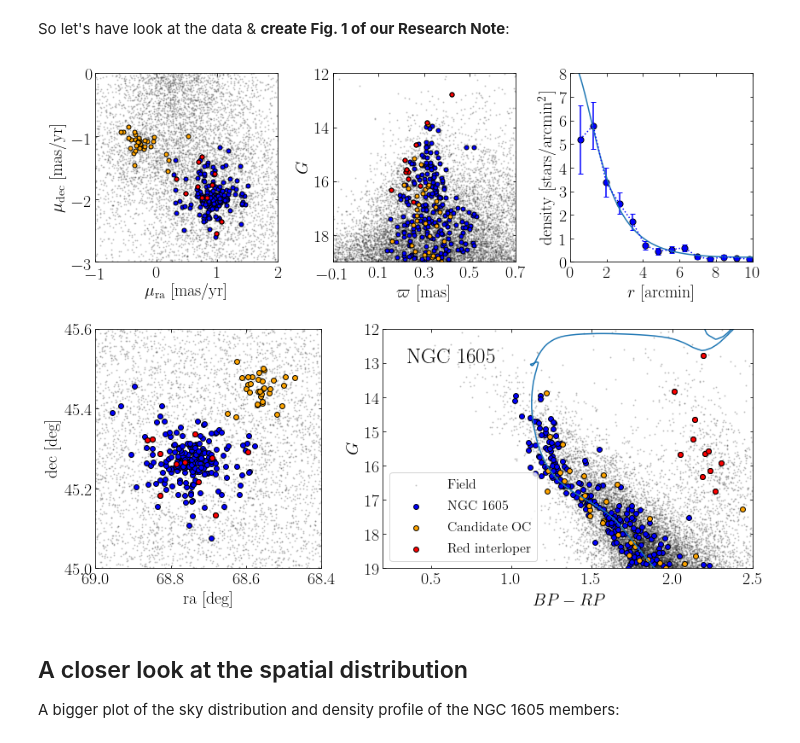
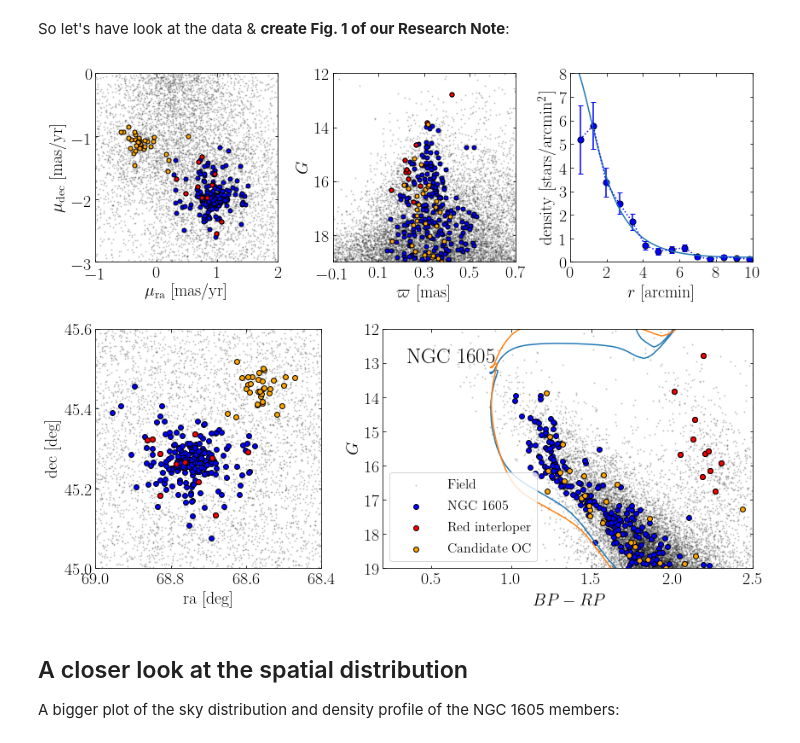
Before and after one commit to fjaellet/ngc1605, a Jupyter notebook: ngc_1605_analysis.ipynb, the cells around one changed output. Drawn from its saved outputs; the diff is of its cells as text; code cells hidden in the pictures.

```diff
--- a/ngc_1605_analysis.ipynb
+++ b/ngc_1605_analysis.ipynb
@@ -172,15 +172,15 @@ for jj in [0,1,2,3]:
     #for ii in np.unique(labels)[1:]:
     plt.scatter(data[labels==0][x_axes[jj]], data[labels==0][y_axes[jj]],
                     c=clist[0], s=sizes[jj], label="NGC 1605")
-    plt.scatter(data[labels==1][x_axes[jj]], data[labels==1][y_axes[jj]],
-                    c=clist[1], s=sizes[jj], label="Candidate OC")
-    plt.axis(lims[jj])
     # Highlight some of the problematic "members" of NGC 1605:
     ngc1605 = data[labels==0]
     redseq  = (ngc1605["bp_rp"] > 1.8) & (ngc1605["phot_g_mean_mag"] < 17)
     #badruwe = (ngc1605["ruwe"] > 1.4)
     plt.scatter(ngc1605[x_axes[jj]][redseq], ngc1605[y_axes[jj]][redseq],
                 c="r", s=sizes[jj], label="Red interloper")
+    plt.scatter(data[labels==1][x_axes[jj]], data[labels==1][y_axes[jj]],
+                    c=clist[1], s=sizes[jj], label="Candidate OC")
+    plt.axis(lims[jj])
     #plt.scatter(ngc1605[x_axes[jj]][badruwe], ngc1605[y_axes[jj]][badruwe],
     #            c="w", s=sizes[jj], label="Bad astrometry")
     ax.set_xlabel(x_labels[jj])
@@ -191,40 +191,39 @@ for jj in [0,1,2,3]:
     else:
         ax.legend(loc=3, fontsize=16)
         plt.text(.35, 13, "NGC 1605", fontsize=25)
         # Overplot isochrone with optimal parameters:
-        # Load reddened solar-Z PARSEC models
-        for [AV, distmod] in [[2.8, 12.1]]:
-            stellarmodels = Table.read("data/parsec_solar_av"+str(AV)+".fits")
-            young = stellarmodels[ (abs(stellarmodels["logAge"]-8.25) <0.02)]
-            plt.plot(young["G_BPmag"]-young["G_RPmag"],
-                     young["Gmag"] + distmod)
+        # Load reddened [M/H]=-0.4 PARSEC models
+        n1605     = Table.read("data/parsec_ngc1605.fits")
+        plt.plot(n1605["G_BPmag"]-n1605["G_RPmag"],n1605["Gmag"] + 5.*np.log10(267))
+        canbatllo = Table.read("data/parsec_canbatllo1.fits")
+        plt.plot(canbatllo["G_BPmag"]-canbatllo["G_RPmag"],canbatllo["Gmag"] + 5.*np.log10(313))
 # Plot radial density of the HDBSCAN members
 ax = f.add_subplot(gs[0:4,2])
 # Compute central cluster coordinates
 ra_cen, dec_cen = np.mean(data["ra"][labels==0]), np.mean(data["dec"][labels==0])
 # Distance from the cluster centre in arcmin
 r = 60. * np.sqrt((data["ra"][labels==0]-ra_cen)**2. + (data["dec"][labels==0]-dec_cen)**2.)
 hist, edges = histogram(r, bins=20)
 # compute density
 r_points = (edges[:-1]+edges[1:])/2.
 r_area   = np.pi * edges[1:]**2. - np.pi * edges[:-1]**2.
 r_density= hist / r_area
 r_density_err = np.sqrt(hist)/r_area
 plt.errorbar(r_points, r_density, yerr=r_density_err, ls=":", c="b")
 plt.scatter(r_points, r_density, s=50)
 # also plot a King profile (parameters chi by eye:)
 x              = np.linspace(0,10,100)
 r_c, r_t, floor, rho_cen = 2., 10., .2, 13.
 plt.plot(x, floor + rho_cen * (1./np.sqrt(1. + (x/r_c)**2.) - (1. / np.sqrt( 1. + (r_t/r_c)**2.) ))**2. )
 plt.axis([0,10,0,8])
 ax.set_xlabel(r"$r$ [arcmin]")
 ax.set_ylabel(r"density [stars/arcmin$^2$]")
 
 #plt.subplots_adjust(wspace=.3)
 plt.savefig("./im/ngc1605_hdbscan_analysis.png", dpi=200)
 plt.show()
 # %% [output]
-[figure, old version]
+[figure, new version]
 # %% [markdown]
 ## A closer look at the spatial distribution
 A bigger plot of the sky distribution and density profile of the NGC 1605 members:
```
Also changed, not shown: parts of 10 cells of this notebook, 20 other files.
